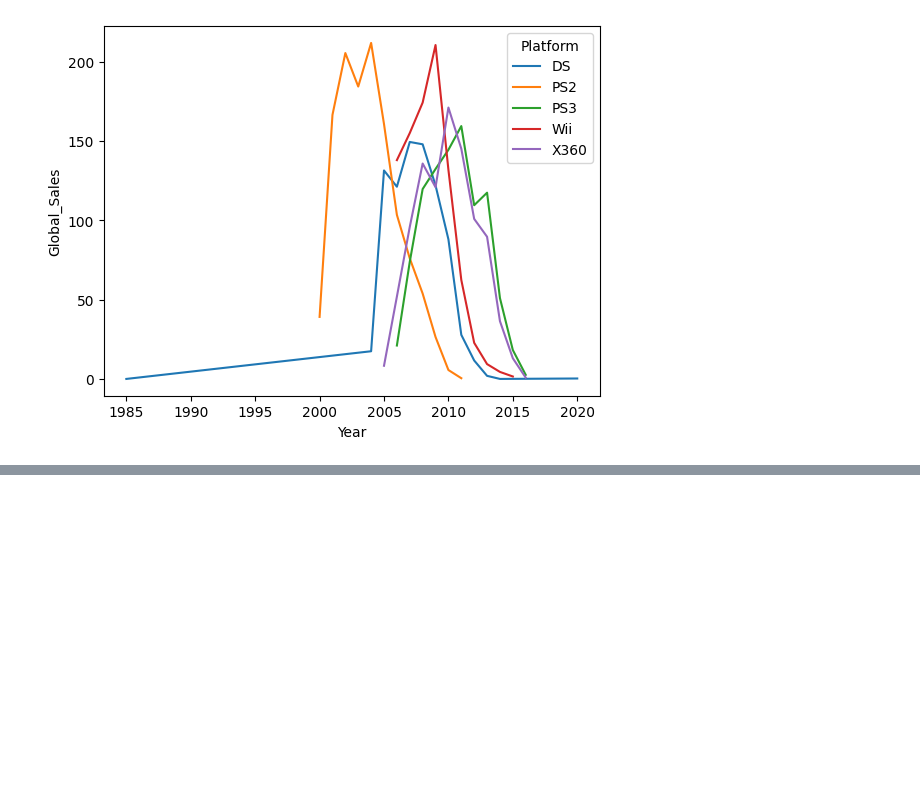
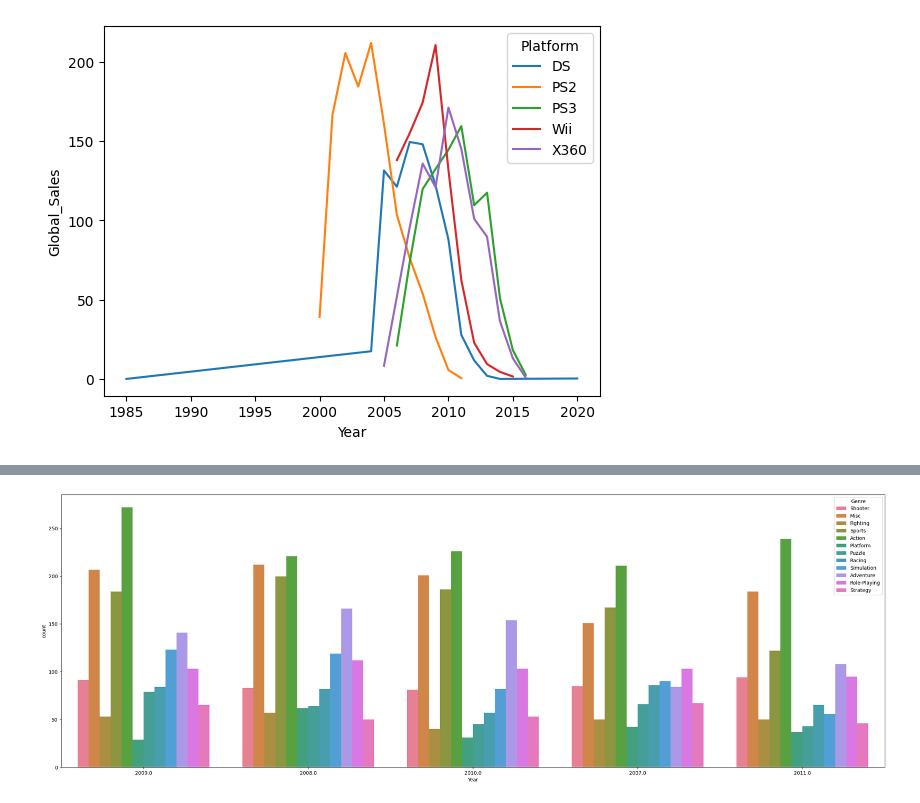
Before and after one commit to cafesmire/notebooks, a Jupyter notebook: video_game_sales/videogame_eda.ipynb, the cells around one changed output, grey strips where cells are left out. Saved outputs shown, nothing was run; the diff lists cells and outputs as text; code cells hidden in the pictures; blank space fills up the shorter version.

```diff
--- a/video_game_sales/videogame_eda.ipynb
+++ b/video_game_sales/videogame_eda.ipynb
@@ -179,0 +189,7 @@ plt.show()
+# %%
+#Top 5 years game releases by genre
+plt.figure(figsize=(30,10))
+sns.countplot(df, x='Year', hue='Genre', order=df['Year'].value_counts().iloc[:5].index)
+plt.show()
+# %% [output]
+[figure, added]
```
Also changed, not shown: parts of 6 cells of this notebook.
